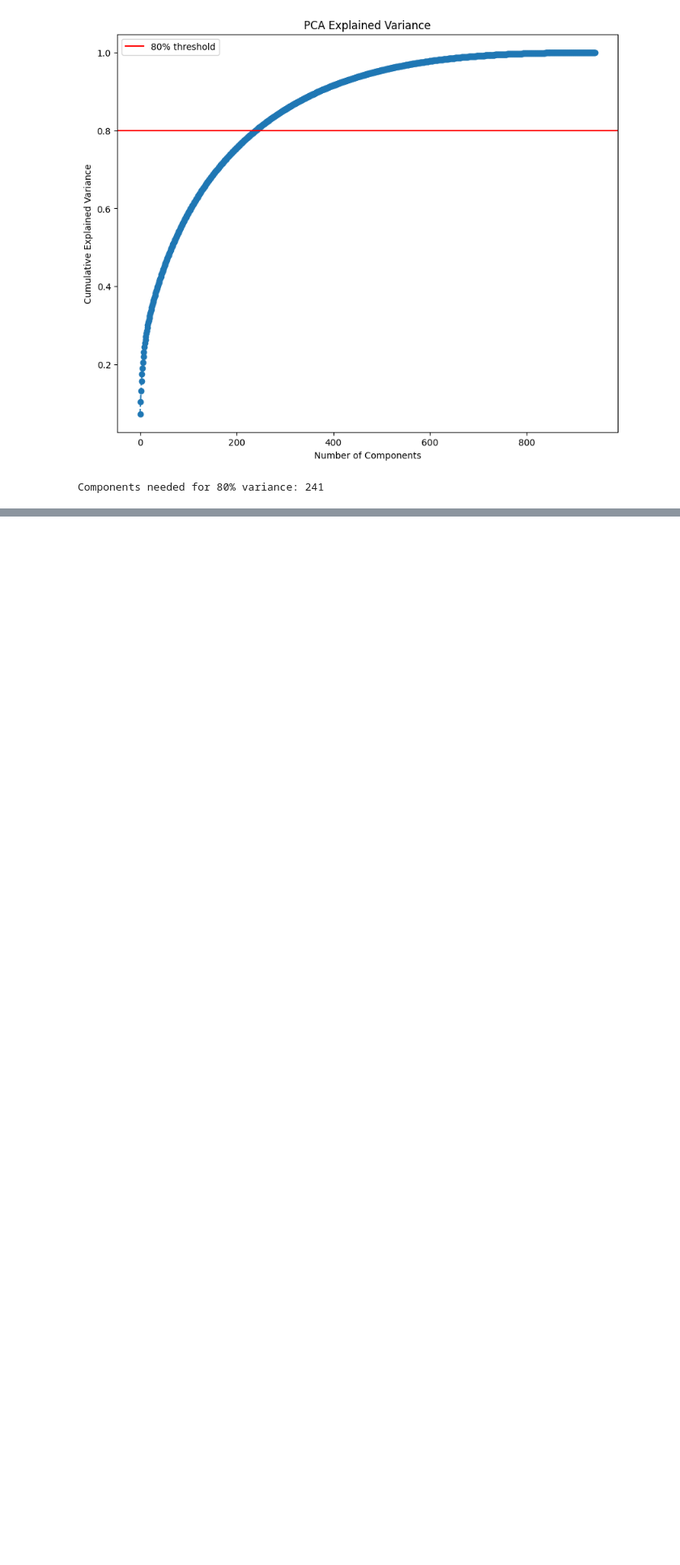
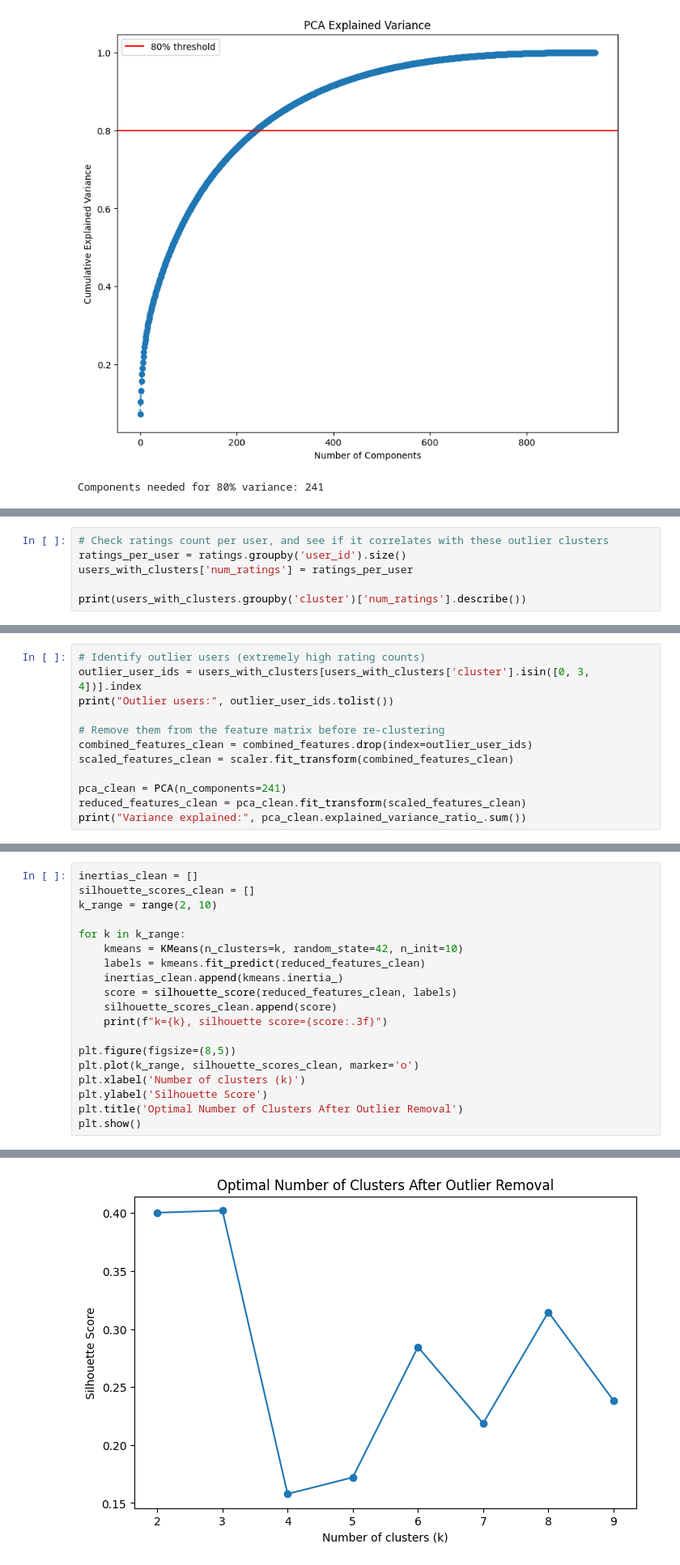
Before and after one commit to FutureProofDev/Movie_Recommendation_Engine, a Jupyter notebook: notebooks/02_feature_engineering.ipynb, the cells around one changed output, grey strips where cells are left out. Shown at 81% size. Saved outputs shown, nothing was run; the diff lists cells and outputs as text; blank space fills up the shorter version.

```diff
--- a/notebooks/02_feature_engineering.ipynb
+++ b/notebooks/02_feature_engineering.ipynb
@@ -81,0 +164,6 @@ Components needed for 80% variance: 241
+# %%
+# Check ratings count per user, and see if it correlates with these outlier clusters
+ratings_per_user = ratings.groupby('user_id').size()
+users_with_clusters['num_ratings'] = ratings_per_user
+
+print(users_with_clusters.groupby('cluster')['num_ratings'].describe())
@@ -81,0 +180,12 @@ Components needed for 80% variance: 241
+# %%
+# Identify outlier users (extremely high rating counts)
+outlier_user_ids = users_with_clusters[users_with_clusters['cluster'].isin([0, 3, 4])].index
+print("Outlier users:", outlier_user_ids.tolist())
+
+# Remove them from the feature matrix before re-clustering
+combined_features_clean = combined_features.drop(index=outlier_user_ids)
+scaled_features_clean = scaler.fit_transform(combined_features_clean)
+
+pca_clean = PCA(n_components=241)
+reduced_features_clean = pca_clean.fit_transform(scaled_features_clean)
+print("Variance explained:", pca_clean.explained_variance_ratio_.sum())
@@ -81,0 +197,20 @@ Components needed for 80% variance: 241
+# %%
+inertias_clean = []
+silhouette_scores_clean = []
+k_range = range(2, 10)
+
+for k in k_range:
+    kmeans = KMeans(n_clusters=k, random_state=42, n_init=10)
+    labels = kmeans.fit_predict(reduced_features_clean)
+    inertias_clean.append(kmeans.inertia_)
+    score = silhouette_score(reduced_features_clean, labels)
+    silhouette_scores_clean.append(score)
+    print(f"k={k}, silhouette score={score:.3f}")
+
+plt.figure(figsize=(8,5))
+plt.plot(k_range, silhouette_scores_clean, marker='o')
+plt.xlabel('Number of clusters (k)')
+plt.ylabel('Silhouette Score')
+plt.title('Optimal Number of Clusters After Outlier Removal')
+plt.show()
+# %% [output]
@@ -81,0 +225 @@ Components needed for 80% variance: 241
+[figure, added]
```
Also changed, not shown: parts of 22 cells of this notebook.
